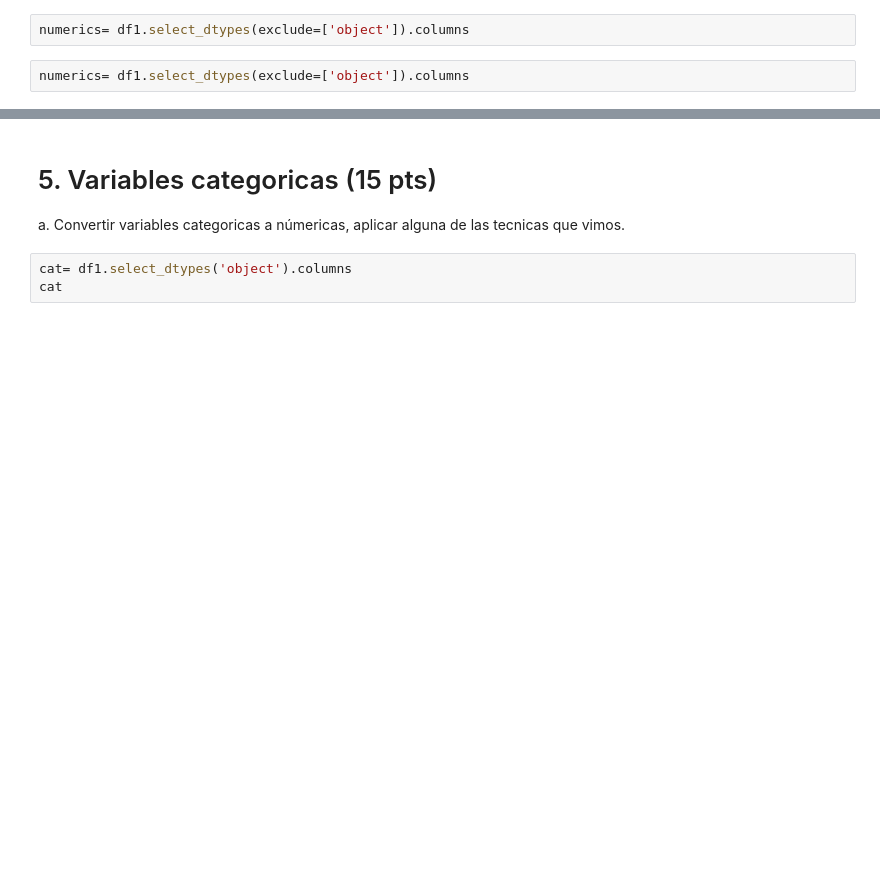
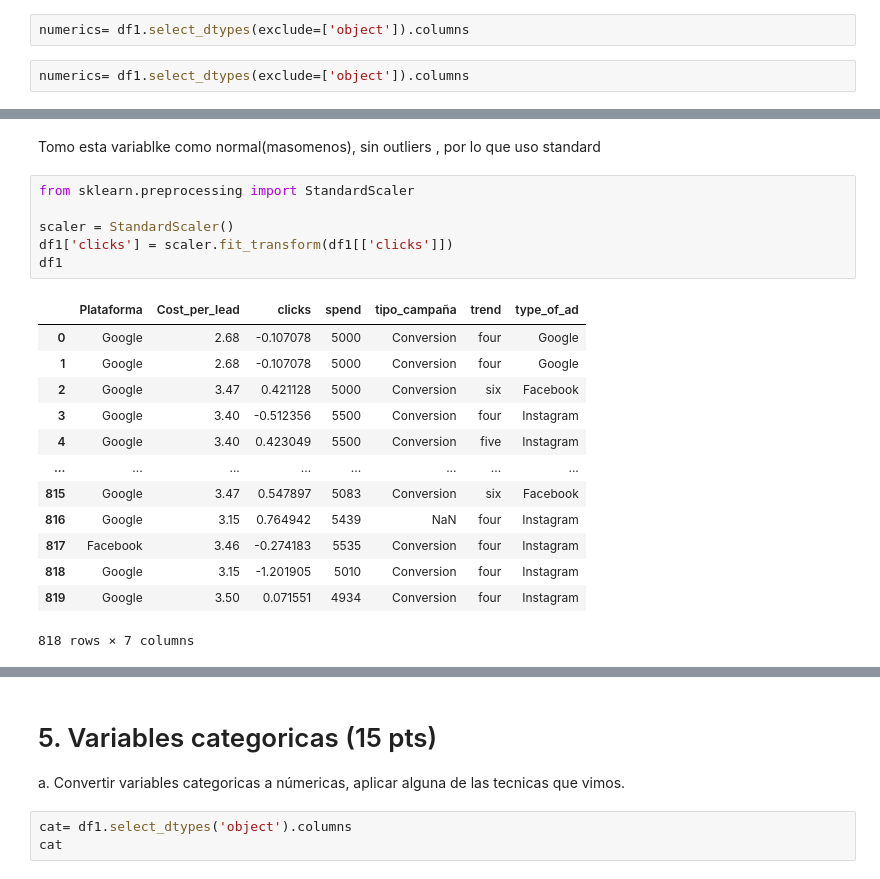
Before and after one commit to clarapinasco/UCEMA, a Jupyter notebook: Alumna/16-examen/examen.ipynb, the cells around one changed output, grey strips where cells are left out. Cells and saved outputs as stored; diff of their text form; blank space fills up the shorter version.

```diff
--- a/Alumna/16-examen/examen.ipynb
+++ b/Alumna/16-examen/examen.ipynb
@@ -269,0 +273,22 @@ b. Elegir un método de escalado
+# %% [markdown]
+Tomo  esta variablke como normal(masomenos), sin outliers , por lo que uso standard
+# %%
+from sklearn.preprocessing import StandardScaler
+
+scaler = StandardScaler()
+df1['clicks'] = scaler.fit_transform(df1[['clicks']])
+df1
+# %% [output]
+|  | Plataforma | Cost_per_lead | clicks | spend | tipo_campaña | trend | type_of_ad |
+| 0 | Google | 2.68 | -0.107078 | 5000 | Conversion | four | Google |
+| 1 | Google | 2.68 | -0.107078 | 5000 | Conversion | four | Google |
+| 2 | Google | 3.47 | 0.421128 | 5000 | Conversion | six | Facebook |
+| 3 | Google | 3.40 | -0.512356 | 5500 | Conversion | four | Instagram |
+| 4 | Google | 3.40 | 0.423049 | 5500 | Conversion | five | Instagram |
+| ... | ... | ... | ... | ... | ... | ... | ... |
+| 815 | Google | 3.47 | 0.547897 | 5083 | Conversion | six | Facebook |
+| 816 | Google | 3.15 | 0.764942 | 5439 | NaN | four | Instagram |
+| 817 | Facebook | 3.46 | -0.274183 | 5535 | Conversion | four | Instagram |
+| 818 | Google | 3.15 | -1.201905 | 5010 | Conversion | four | Instagram |
+| 819 | Google | 3.50 | 0.071551 | 4934 | Conversion | four | Instagram |
+818 rows × 7 columns
```
Also changed, not shown: parts of 22 cells of this notebook, 13 other files.
